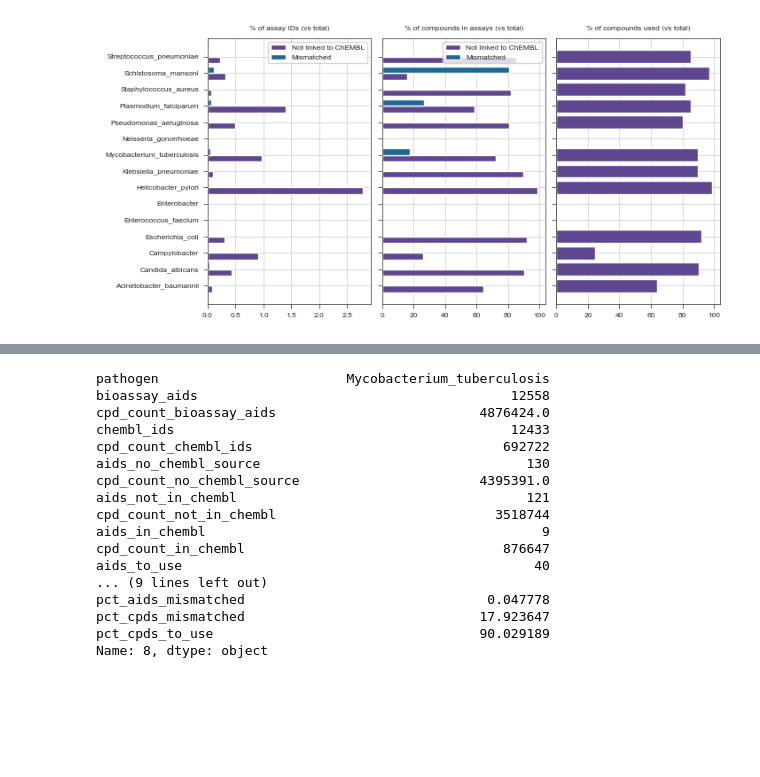
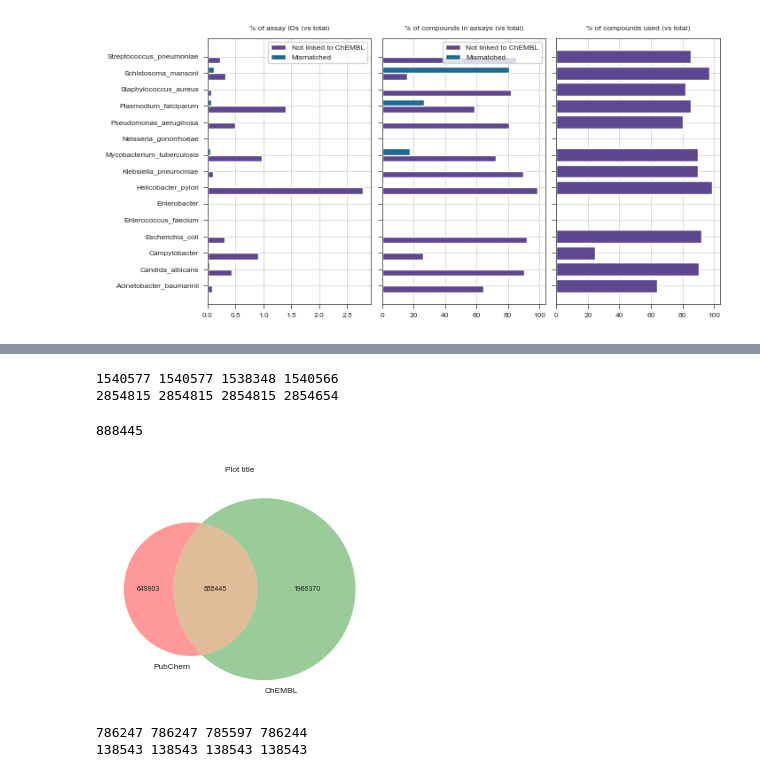
Before and after one commit to ersilia-os/pubchem-antimicrobial-tasks, a Jupyter notebook: notebooks/02_pubchem_chembl_plots.ipynb, the cells around one changed output, grey strips where cells are left out. Cells and saved outputs as stored; diff of their text form; code cells hidden in the pictures; blank space fills up the shorter version.

```diff
--- a/notebooks/02_pubchem_chembl_plots.ipynb
+++ b/notebooks/02_pubchem_chembl_plots.ipynb
@@ -161,20 +163,38 @@ st.save_figure(os.path.join(outpath, "plots", "chembl_pubchem_mtb_overview.png")
 # %%
-row
+# Compare Compounds deduplicated between ChEMBL and PubChem for pathogens of interest
+pubchem_all = pd.read_csv(os.path.join(datapath, "processed", "unique_cids", "unique_cids_all_pathogens.csv"))
+chembl_all = pd.read_csv(os.path.join("../tmp/compound_info.csv"))
+
+print(len(pubchem_all),len(set(pubchem_all["cid"].tolist())),len(set(pubchem_all["inchikey"].tolist())),len(set(pubchem_all["smiles"].tolist())))
+print(len(chembl_all), len(set(chembl_all["chembl_id"].tolist())), len(set(chembl_all["standard_inchi_key"].tolist())), len(set(chembl_all["canonical_smiles"].tolist())))
 # %% [output]
-pathogen                        Mycobacterium_tuberculosis
-bioassay_aids                                        12558
-cpd_count_bioassay_aids                          4876424.0
-chembl_ids                                           12433
-cpd_count_chembl_ids                                692722
-aids_no_chembl_source                                  130
-cpd_count_no_chembl_source                       4395391.0
-aids_not_in_chembl                                     121
-cpd_count_not_in_chembl                            3518744
-aids_in_chembl                                           9
-cpd_count_in_chembl                                 876647
-aids_to_use                                             40
-... (9 lines left out)
-pct_aids_mismatched                               0.047778
-pct_cpds_mismatched                              17.923647
-pct_cpds_to_use                                  90.029189
-Name: 8, dtype: object
+1540577 1540577 1538348 1540566
+2854815 2854815 2854815 2854654
+# %%
+from matplotlib_venn import venn2
+
+#this diagram does plot ALL CHEMBL not only the pathogen related data.
+
+pubchem_inchi = set(pubchem_all["inchikey"].dropna())
+chembl_inchi = set(chembl_all["standard_inchi_key"].dropna())
+print(len(pubchem_inchi.intersection(chembl_inchi)))
+fig, axs =st.create_figure(1,1)
+ax=axs.next()
+venn2(
+    [pubchem_inchi, chembl_inchi],
+    set_labels=("PubChem", "ChEMBL"), ax=ax
+)
+ax.set_title=""
+# %% [output]
+888445
+[figure, added]
+# %%
+# Compare Compounds deduplicated between ChEMBL and PubChem for MTB
+pubchem = pd.read_csv(os.path.join(datapath, "processed", "unique_cids","unique_cids_mycobacterium_tuberculosis.csv"))
+chembl = pd.read_csv(os.path.join("../tmp/compound_counts.csv"))
+
+print(len(pubchem),len(set(pubchem["cid"].tolist())),len(set(pubchem["inchikey"].tolist())),len(set(pubchem["smiles"].tolist())))
+print(len(chembl), len(set(chembl["compound_chembl_id"].tolist())), len(set(chembl["InChIKey"].tolist())), len(set(chembl["canonical_smiles"].tolist())))
+# %% [output]
+786247 786247 785597 786244
+138543 138543 138543 138543
```
Also changed, not shown: parts of 2 cells of this notebook, 5 other files.
